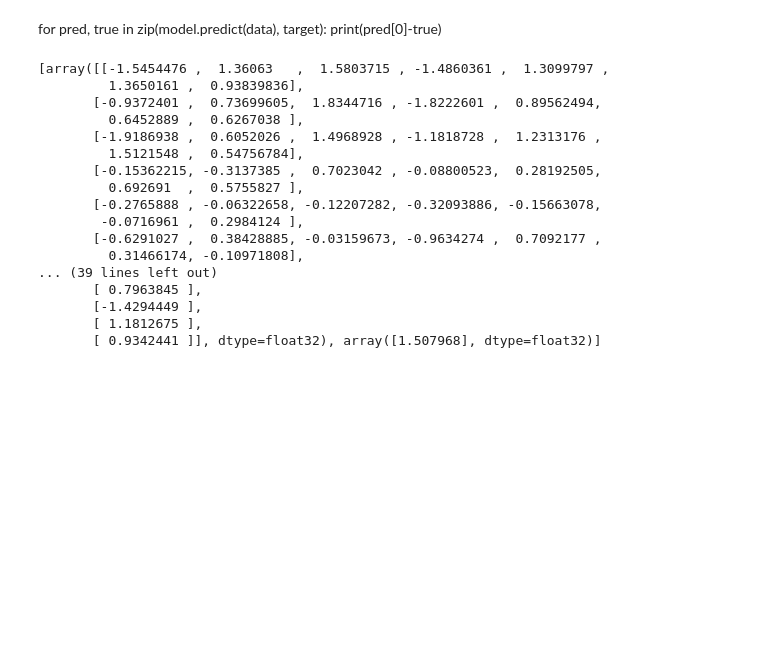
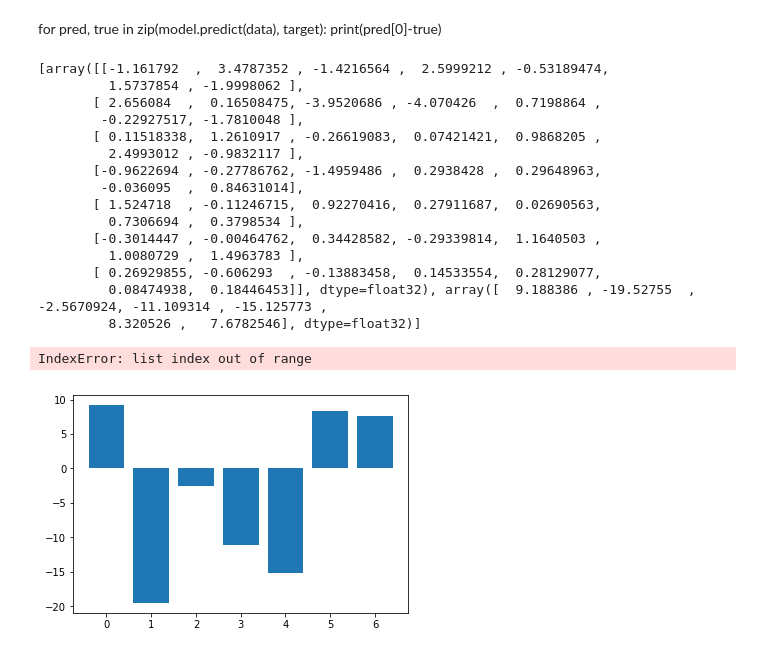
Before and after one commit to juliusgeo/AirFlow, a Jupyter notebook: FirstNotebook.ipynb, the cells around one changed output. Drawn from its saved outputs; the diff is of its cells as text; code cells hidden in the pictures; blank space fills up the shorter version.

```diff
--- a/FirstNotebook.ipynb
+++ b/FirstNotebook.ipynb
@@ -102,6 +127,6 @@ model.compile(optimizer=tf.optimizers.Adam(.01),
 # %%
 
-history = model.fit(trainset, validation_data=testset,epochs=200)
+
 # Visualize training history
 import matplotlib.pyplot as plt
 import numpy
@@ -154,24 +191,27 @@ for f in [f for f in glob.glob('*.csv')]:
 # %%
 model.summary()
 # %%
+import matplotlib.pyplot as plt
 for layer in model.layers:
     w = layer.get_weights()
+    plt.bar(range(len(w[1])), w[1])
+    plt.savefig("hist2.jpg")
     print(w)
 # %% [output]
-[array([[-1.5454476 ,  1.36063   ,  1.5803715 , -1.4860361 ,  1.3099797 ,
-         1.3650161 ,  0.93839836],
-       [-0.9372401 ,  0.73699605,  1.8344716 , -1.8222601 ,  0.89562494,
-         0.6452889 ,  0.6267038 ],
-       [-1.9186938 ,  0.6052026 ,  1.4968928 , -1.1818728 ,  1.2313176 ,
-         1.5121548 ,  0.54756784],
-       [-0.15362215, -0.3137385 ,  0.7023042 , -0.08800523,  0.28192505,
-         0.692691  ,  0.5755827 ],
-       [-0.2765888 , -0.06322658, -0.12207282, -0.32093886, -0.15663078,
-        -0.0716961 ,  0.2984124 ],
-       [-0.6291027 ,  0.38428885, -0.03159673, -0.9634274 ,  0.7092177 ,
-         0.31466174, -0.10971808],
-... (39 lines left out)
-       [ 0.7963845 ],
-       [-1.4294449 ],
-       [ 1.1812675 ],
-       [ 0.9342441 ]], dtype=float32), array([1.507968], dtype=float32)]
+[array([[-1.161792  ,  3.4787352 , -1.4216564 ,  2.5999212 , -0.53189474,
+         1.5737854 , -1.9998062 ],
+       [ 2.656084  ,  0.16508475, -3.9520686 , -4.070426  ,  0.7198864 ,
+        -0.22927517, -1.7810048 ],
+       [ 0.11518338,  1.2610917 , -0.26619083,  0.07421421,  0.9868205 ,
+         2.4993012 , -0.9832117 ],
+       [-0.9622694 , -0.27786762, -1.4959486 ,  0.2938428 ,  0.29648963,
+        -0.036095  ,  0.84631014],
+       [ 1.524718  , -0.11246715,  0.92270416,  0.27911687,  0.02690563,
+         0.7306694 ,  0.3798534 ],
+       [-0.3014447 , -0.00464762,  0.34428582, -0.29339814,  1.1640503 ,
+         1.0080729 ,  1.4963783 ],
+       [ 0.26929855, -0.606293  , -0.13883458,  0.14533554,  0.28129077,
+         0.08474938,  0.18446453]], dtype=float32), array([  9.188386 , -19.52755  ,  -2.5670924, -11.109314 , -15.125773 ,
+         8.320526 ,   7.6782546], dtype=float32)]
+IndexError: list index out of range
+[figure, added]
```
Also changed, not shown: parts of 6 cells of this notebook, 4 other files.
